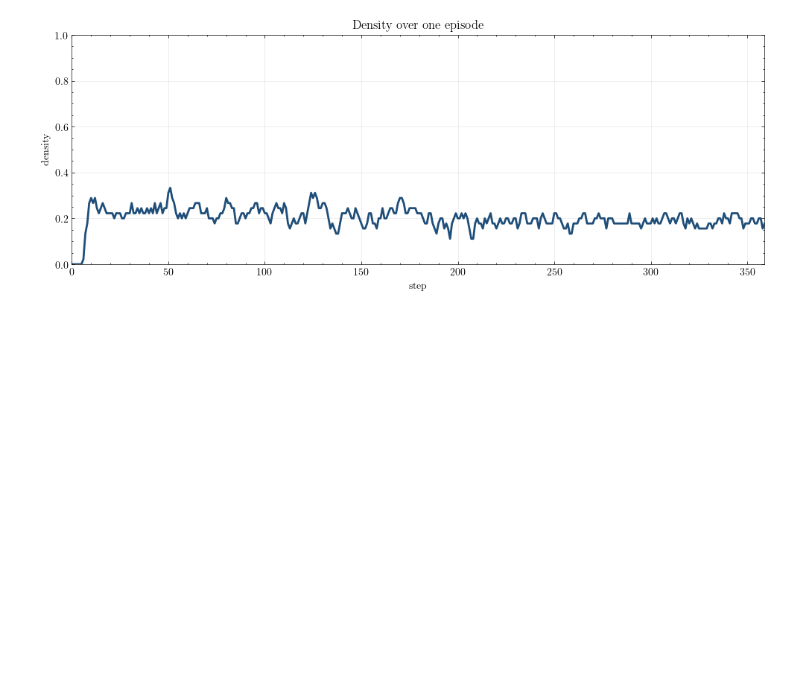
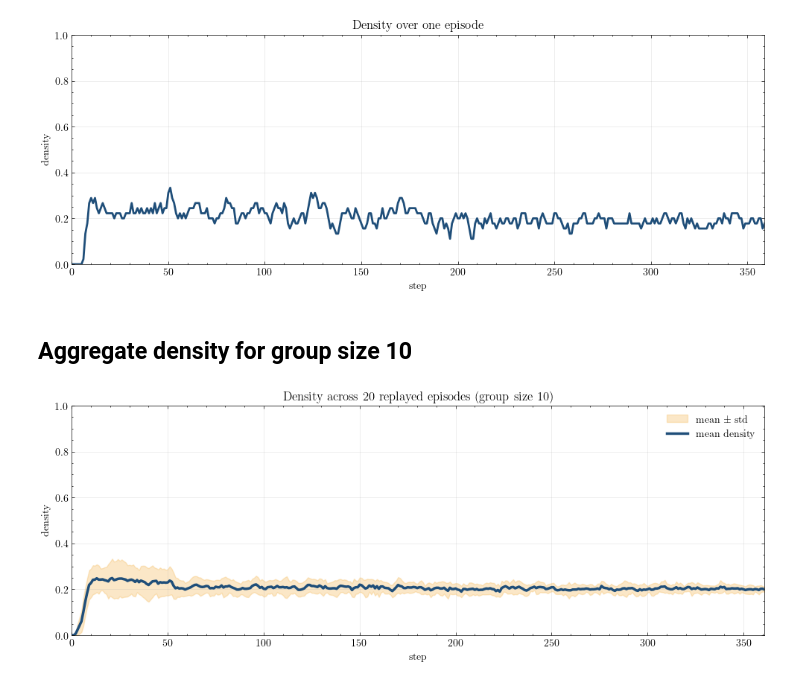
Before and after one commit to hdahmou/Network_creation, a Jupyter notebook: notebooks/replay_game.ipynb, the cells around one changed output. Cells and saved outputs as stored; diff of their text form; code cells hidden in the pictures; blank space fills up the shorter version.

Commit message:
feat: add ReplayPolicy and update Choi 2020 data loading functions to support max_steps parameter

```diff
--- a/notebooks/replay_game.ipynb
+++ b/notebooks/replay_game.ipynb
@@ -131,3 +139,31 @@ plot_episode_series_observer(observer=density_observer, ax=axis)
 plt.show()
 # %% [output]
 [figure]
+# %% [markdown]
+## Aggregate density for group size 10
+# %%
+group_size = 10
+group_configs = tuple(
+    replay_config
+    for replay_config in available_configs
+    if replay_config.group_size == group_size
+)
+aggregate_density_observer = DensityObserver(
+    observation_frequency=1,
+    aggregations=("mean", "std"),
+)
+run_choi_2020_replay_batch(
+    configs=group_configs,
+    observers=(aggregate_density_observer,),
+    max_steps=361,
+)
+
+figure, axis = plt.subplots(figsize=(12, 4))
+plot_episode_series_observer(observer=aggregate_density_observer, ax=axis, show_runs=True)
+axis.set_title(
+    f"Density across {aggregate_density_observer.n_episodes} replayed episodes "
+    f"(group size {group_size})"
+)
+plt.show()
+# %% [output]
+[figure, added]
```
Also changed, not shown: parts of 3 cells of this notebook, 5 other files.
